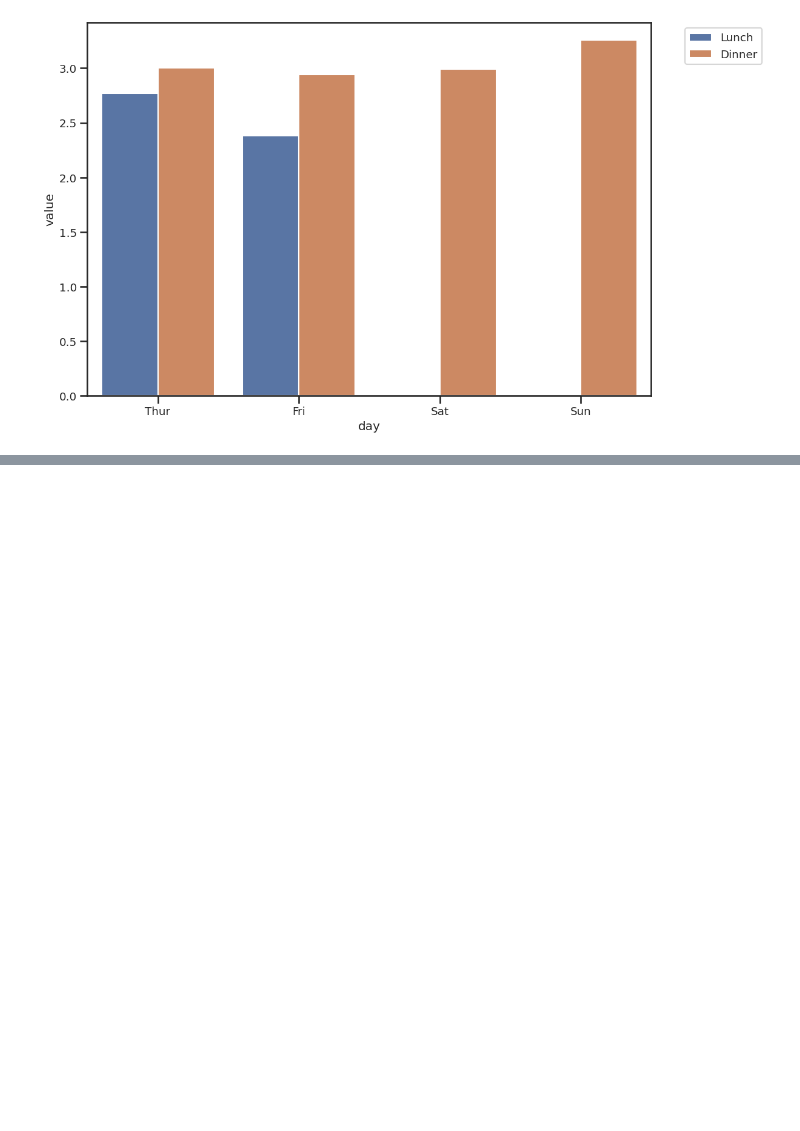
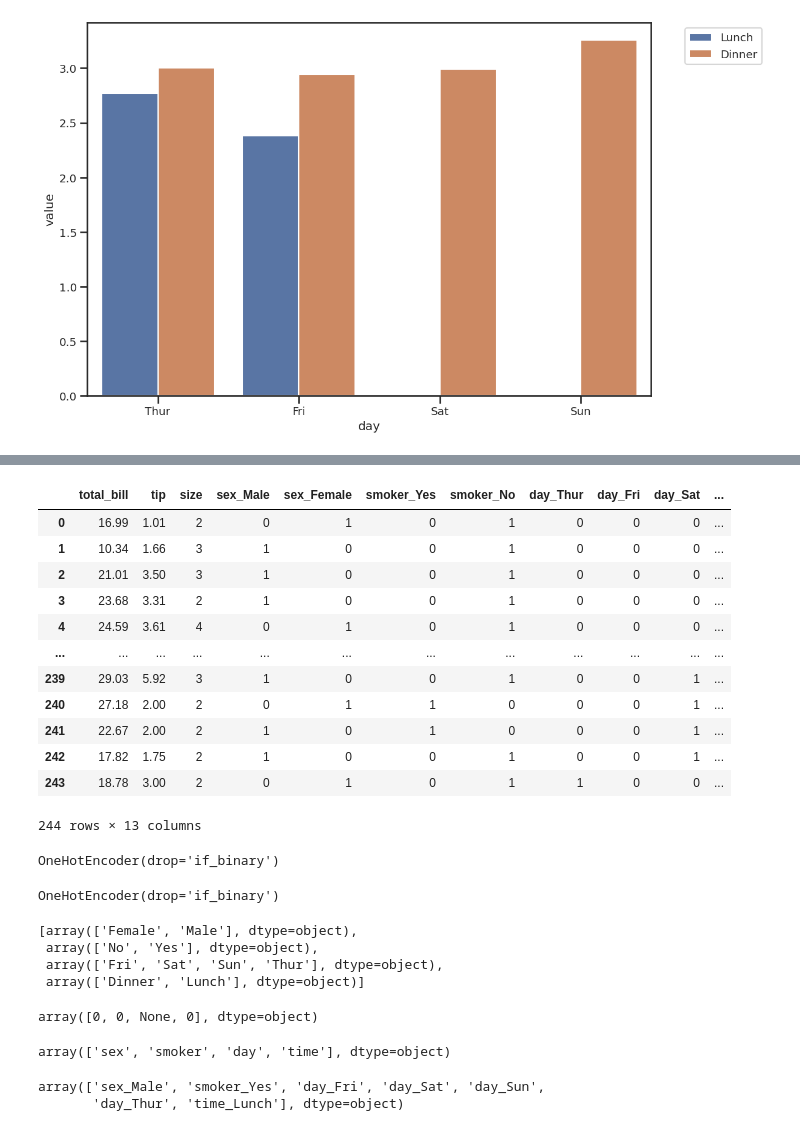
Before and after one commit to vcautela/Data_Wrangling, a Jupyter notebook: Data_Wrangling.ipynb, the cells around one changed output, grey strips where cells are left out. Drawn from its saved outputs; the diff is of its cells as text; code cells hidden in the pictures; blank space fills up the shorter version.

```diff
--- a/Data_Wrangling.ipynb
+++ b/Data_Wrangling.ipynb
@@ -594,0 +617,16 @@ plt.show()
+# %%
+  pd.get_dummies(df)
+# %% [output]
+|  | total_bill | tip | size | sex_Male | sex_Female | smoker_Yes | smoker_No | day_Thur | day_Fri | day_Sat | ... |
+| 0 | 16.99 | 1.01 | 2 | 0 | 1 | 0 | 1 | 0 | 0 | 0 | ... |
+| 1 | 10.34 | 1.66 | 3 | 1 | 0 | 0 | 1 | 0 | 0 | 0 | ... |
+| 2 | 21.01 | 3.50 | 3 | 1 | 0 | 0 | 1 | 0 | 0 | 0 | ... |
+| 3 | 23.68 | 3.31 | 2 | 1 | 0 | 0 | 1 | 0 | 0 | 0 | ... |
+| 4 | 24.59 | 3.61 | 4 | 0 | 1 | 0 | 1 | 0 | 0 | 0 | ... |
+| ... | ... | ... | ... | ... | ... | ... | ... | ... | ... | ... | ... |
+| 239 | 29.03 | 5.92 | 3 | 1 | 0 | 0 | 1 | 0 | 0 | 1 | ... |
+| 240 | 27.18 | 2.00 | 2 | 0 | 1 | 1 | 0 | 0 | 0 | 1 | ... |
+| 241 | 22.67 | 2.00 | 2 | 1 | 0 | 1 | 0 | 0 | 0 | 1 | ... |
+| 242 | 17.82 | 1.75 | 2 | 1 | 0 | 0 | 1 | 0 | 0 | 1 | ... |
+| 243 | 18.78 | 3.00 | 2 | 0 | 1 | 0 | 1 | 1 | 0 | 0 | ... |
+244 rows × 13 columns
@@ -594,0 +635,5 @@ plt.show()
+# %%
+encoder = OneHotEncoder(drop='if_binary')
+encoder
+# %% [output]
+OneHotEncoder(drop='if_binary')
@@ -594,0 +642,24 @@ plt.show()
+# %%
+encoder.fit(df[categorical_columns])
+# %% [output]
+OneHotEncoder(drop='if_binary')
+# %%
+encoder.categories_
+# %% [output]
+[array(['Female', 'Male'], dtype=object),
+ array(['No', 'Yes'], dtype=object),
+ array(['Fri', 'Sat', 'Sun', 'Thur'], dtype=object),
+ array(['Dinner', 'Lunch'], dtype=object)]
+# %%
+encoder.drop_idx_
+# %% [output]
+array([0, 0, None, 0], dtype=object)
+# %%
+encoder.feature_names_in_
+# %% [output]
+array(['sex', 'smoker', 'day', 'time'], dtype=object)
+# %%
+encoder.get_feature_names_out()
+# %% [output]
+array(['sex_Male', 'smoker_Yes', 'day_Fri', 'day_Sat', 'day_Sun',
+       'day_Thur', 'time_Lunch'], dtype=object)
```
Also changed, not shown: parts of 45 cells of this notebook.
